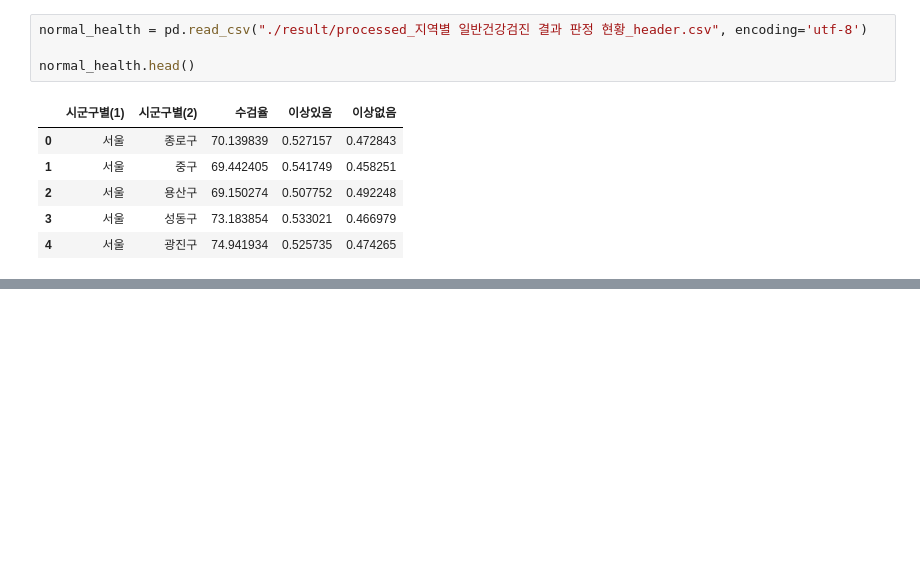
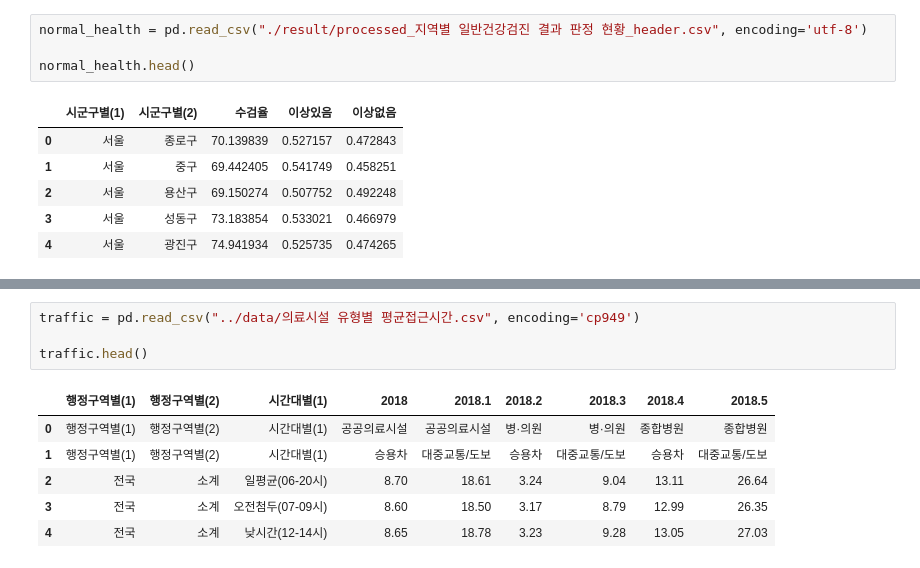
Before and after one commit to ltxctdbnn/Wesick, a Jupyter notebook: jupyter/dataanalysis_sooyoung.ipynb, the cells around one changed output, grey strips where cells are left out. Cells and saved outputs as stored; diff of their text form; blank space fills up the shorter version.

```diff
--- a/jupyter/dataanalysis_sooyoung.ipynb
+++ b/jupyter/dataanalysis_sooyoung.ipynb
@@ -225,0 +270,11 @@ m.save(outfile="./result/visualizing.html")
+# %%
+traffic = pd.read_csv("../data/의료시설 유형별 평균접근시간.csv", encoding='cp949')
+
+traffic.head()
+# %% [output]
+|  | 행정구역별(1) | 행정구역별(2) | 시간대별(1) | 2018 | 2018.1 | 2018.2 | 2018.3 | 2018.4 | 2018.5 |
+| 0 | 행정구역별(1) | 행정구역별(2) | 시간대별(1) | 공공의료시설 | 공공의료시설 | 병·의원 | 병·의원 | 종합병원 | 종합병원 |
+| 1 | 행정구역별(1) | 행정구역별(2) | 시간대별(1) | 승용차 | 대중교통/도보 | 승용차 | 대중교통/도보 | 승용차 | 대중교통/도보 |
+| 2 | 전국 | 소계 | 일평균(06-20시) | 8.70 | 18.61 | 3.24 | 9.04 | 13.11 | 26.64 |
+| 3 | 전국 | 소계 | 오전첨두(07-09시) | 8.60 | 18.50 | 3.17 | 8.79 | 12.99 | 26.35 |
+| 4 | 전국 | 소계 | 낮시간(12-14시) | 8.65 | 18.78 | 3.23 | 9.28 | 13.05 | 27.03 |
```
Also changed, not shown: parts of 20 cells of this notebook, 12 other files.
